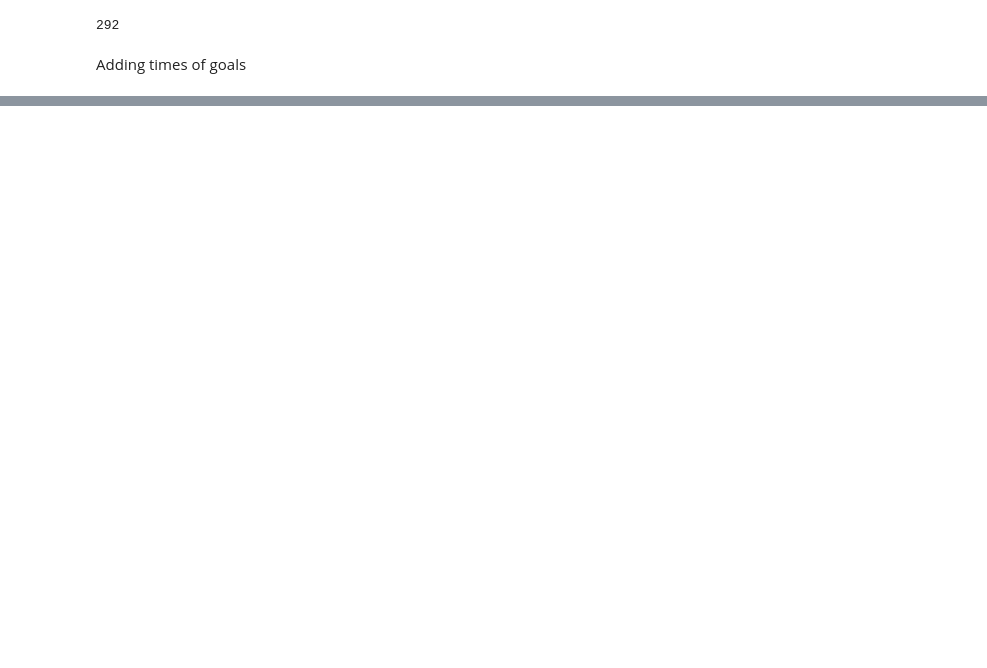
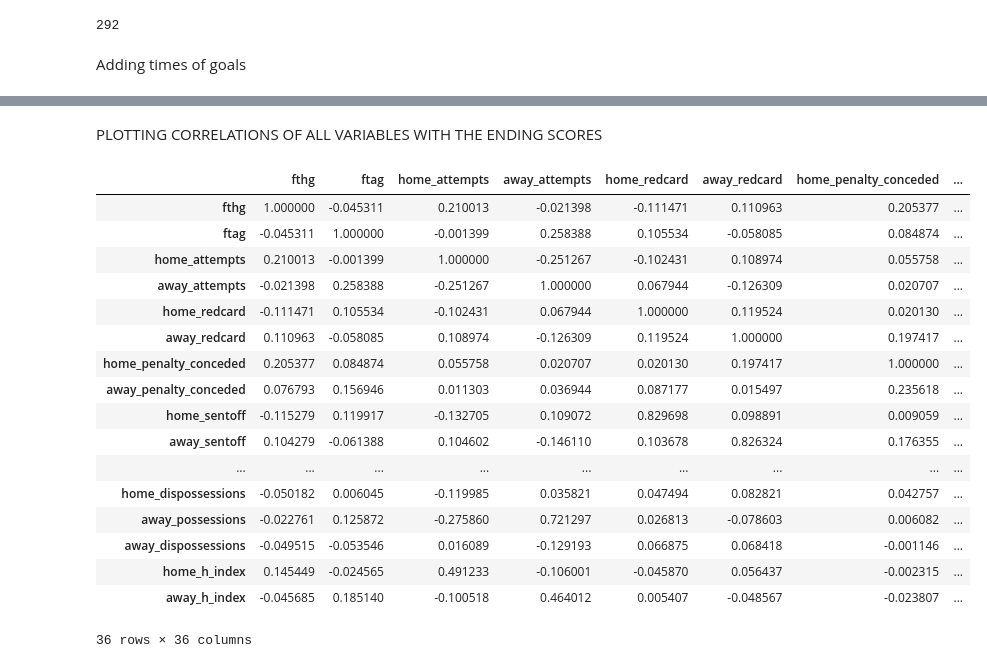
Before and after one commit to Khashayarsha/events_analysis, a Jupyter notebook: src/features/exploratory_notebook.ipynb, the cells around one changed output, grey strips where cells are left out. Drawn from its saved outputs; the diff is of its cells as text; code cells hidden in the pictures; blank space fills up the shorter version.

```diff
--- a/src/features/exploratory_notebook.ipynb
+++ b/src/features/exploratory_notebook.ipynb
@@ -372,0 +363,14 @@ events_fr[(events_fr.id_odsp.isin(matches_fr.id_odsp)) & (events_fr['is_goal'] =
+# %%
+events_related_to_possession = 'attempts offsides corners_taken free_kicks '.split()
+events_related_to_dispossession = 'fouls redcard yellowcards'.split()
+
+home_possess, away_possess = [[side+event for event in events_related_to_possession] for side in ('home_', 'away_')]
+home_dispossess, away_dispossess = [
+    [side+event for event in events_related_to_dispossession] for side in ('home_', 'away_')]
+
+matches_fr['home_possessions'] = matches_fr[home_possess].sum(axis = 'columns')
+matches_fr['home_dispossessions'] = matches_fr[home_dispossess].sum(axis = 'columns')
+#matches_fr[home_possession]
+matches_fr['away_possessions'] = matches_fr[away_possess].sum(axis='columns')
+matches_fr['away_dispossessions'] = matches_fr[away_dispossess].sum(
+    axis='columns')
@@ -372,0 +420,45 @@ events_fr[(events_fr.id_odsp.isin(matches_fr.id_odsp)) & (events_fr['is_goal'] =
+# %% [markdown]
+PLOTTING CORRELATIONS OF ALL VARIABLES WITH THE ENDING SCORES
+# %%
+import matplotlib.pyplot as plt
+import seaborn as sns
+
+columns_of_interest = ['fthg', 'ftag','home_attempts',
+'away_attempts', 'home_redcard', 'away_redcard',
+'home_penalty_conceded', 'away_penalty_conceded', 'home_sentoff',
+'away_sentoff', 'home_corners_taken', 'away_corners_taken',
+'home_fouls', 'away_fouls', 'home_free_kicks', 'away_free_kicks',
+'home_handballs', 'away_handballs', 'home_offsides', 'away_offsides',
+'home_own_goals', 'away_own_goals', 'home_yellowcards',
+'away_yellowcards', 'home_weighted_attempts', 'away_weighted_attempts',
+'total_assists_home', 'total_assists_away', 'home_assist_stds',
+'away_assist_stds', 'home_goal_times', 'away_goal_times',
+'home_possessions', 'home_dispossessions', 'away_possessions',
+                       'away_dispossessions', 'home_h_index', 'away_h_index']
+
+#matches_fr.plot.scatter(y='fthg',
+                #x='home_corners_taken')
+#sns.regplot(matches_fr.fthg, matches_fr.home_corners_taken, color='blue')
+#matches_fr['fthg home_sentoff'.split()].corr('pearson')
+
+matches_fr[columns_of_interest].corr(method = 'pearson')
+#sns.pairplot(matches_fr[columns_of_interest], y_vars=['home_weighted_attempts',                                                      'away_weighted_attempts', 'home_possessions', 'away_possessions'], x_vars=['fthg', 'ftag'])
+# %% [output]
+|  | fthg | ftag | home_attempts | away_attempts | home_redcard | away_redcard | home_penalty_conceded | ... |
+| fthg | 1.000000 | -0.045311 | 0.210013 | -0.021398 | -0.111471 | 0.110963 | 0.205377 | ... |
+| ftag | -0.045311 | 1.000000 | -0.001399 | 0.258388 | 0.105534 | -0.058085 | 0.084874 | ... |
+| home_attempts | 0.210013 | -0.001399 | 1.000000 | -0.251267 | -0.102431 | 0.108974 | 0.055758 | ... |
+| away_attempts | -0.021398 | 0.258388 | -0.251267 | 1.000000 | 0.067944 | -0.126309 | 0.020707 | ... |
+| home_redcard | -0.111471 | 0.105534 | -0.102431 | 0.067944 | 1.000000 | 0.119524 | 0.020130 | ... |
+| away_redcard | 0.110963 | -0.058085 | 0.108974 | -0.126309 | 0.119524 | 1.000000 | 0.197417 | ... |
+| home_penalty_conceded | 0.205377 | 0.084874 | 0.055758 | 0.020707 | 0.020130 | 0.197417 | 1.000000 | ... |
+| away_penalty_conceded | 0.076793 | 0.156946 | 0.011303 | 0.036944 | 0.087177 | 0.015497 | 0.235618 | ... |
+| home_sentoff | -0.115279 | 0.119917 | -0.132705 | 0.109072 | 0.829698 | 0.098891 | 0.009059 | ... |
+| away_sentoff | 0.104279 | -0.061388 | 0.104602 | -0.146110 | 0.103678 | 0.826324 | 0.176355 | ... |
+| ... | ... | ... | ... | ... | ... | ... | ... | ... |
+| home_dispossessions | -0.050182 | 0.006045 | -0.119985 | 0.035821 | 0.047494 | 0.082821 | 0.042757 | ... |
+| away_possessions | -0.022761 | 0.125872 | -0.275860 | 0.721297 | 0.026813 | -0.078603 | 0.006082 | ... |
+| away_dispossessions | -0.049515 | -0.053546 | 0.016089 | -0.129193 | 0.066875 | 0.068418 | -0.001146 | ... |
+| home_h_index | 0.145449 | -0.024565 | 0.491233 | -0.106001 | -0.045870 | 0.056437 | -0.002315 | ... |
+| away_h_index | -0.045685 | 0.185140 | -0.100518 | 0.464012 | 0.005407 | -0.048567 | -0.023807 | ... |
+36 rows × 36 columns
```
Also changed, not shown: parts of 21 cells of this notebook.
